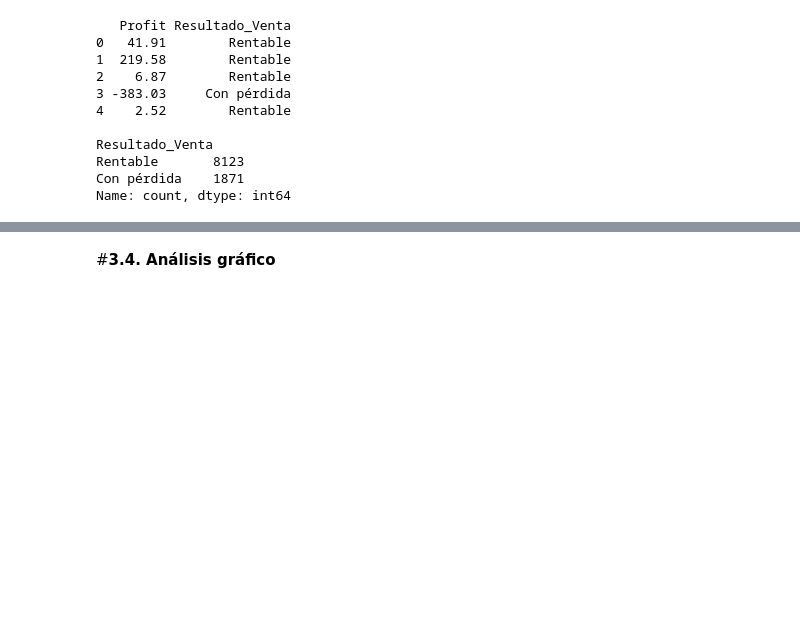
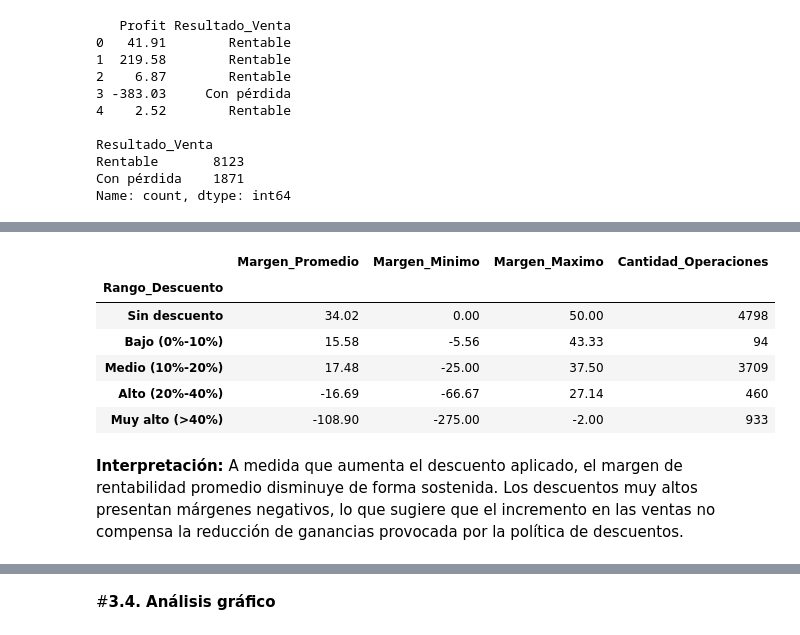
Before and after one commit to Pitiki10/TP-GRUPAL---SuperStore, a Jupyter notebook: Trabajo_Practico.ipynb, the cells around one changed output, grey strips where cells are left out. Cells and saved outputs as stored; diff of their text form; code cells hidden in the pictures; blank space fills up the shorter version.

```diff
--- a/Trabajo_Practico.ipynb
+++ b/Trabajo_Practico.ipynb
@@ -230 +336,26 @@ Name: count, dtype: int64
+# %%
+# Resumen estadístico del margen por rango de descuento
+
+resumen_margen = (
+    df.groupby("Rango_Descuento")["Margen_Rentabilidad_Porc"]
+    .agg(
+        Margen_Promedio="mean",
+        Margen_Minimo="min",
+        Margen_Maximo="max",
+        Cantidad_Operaciones="count"
+    )
+    .round(2)
+)
+
+resumen_margen
+# %% [output]
+|  | Margen_Promedio | Margen_Minimo | Margen_Maximo | Cantidad_Operaciones |
+| Rango_Descuento |  |  |  |  |
+| Sin descuento | 34.02 | 0.00 | 50.00 | 4798 |
+| Bajo (0%-10%) | 15.58 | -5.56 | 43.33 | 94 |
+| Medio (10%-20%) | 17.48 | -25.00 | 37.50 | 3709 |
+| Alto (20%-40%) | -16.69 | -66.67 | 27.14 | 460 |
+| Muy alto (>40%) | -108.90 | -275.00 | -2.00 | 933 |
+# %% [markdown]
+**Interpretación:** A medida que aumenta el descuento aplicado, el margen de rentabilidad promedio disminuye de forma sostenida. Los descuentos muy altos presentan márgenes negativos, lo que sugiere que el incremento en las ventas no compensa la reducción de ganancias provocada por la política de descuentos.
 # %% [markdown]
```
Also changed, not shown: parts of 15 cells of this notebook.
